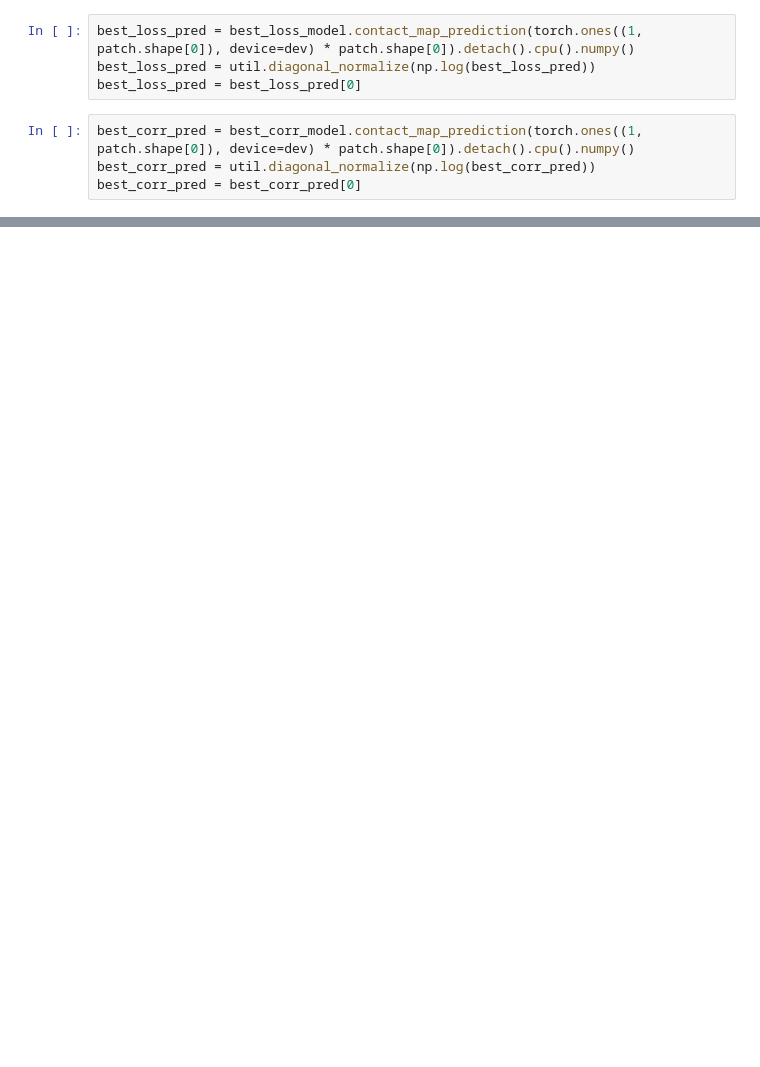
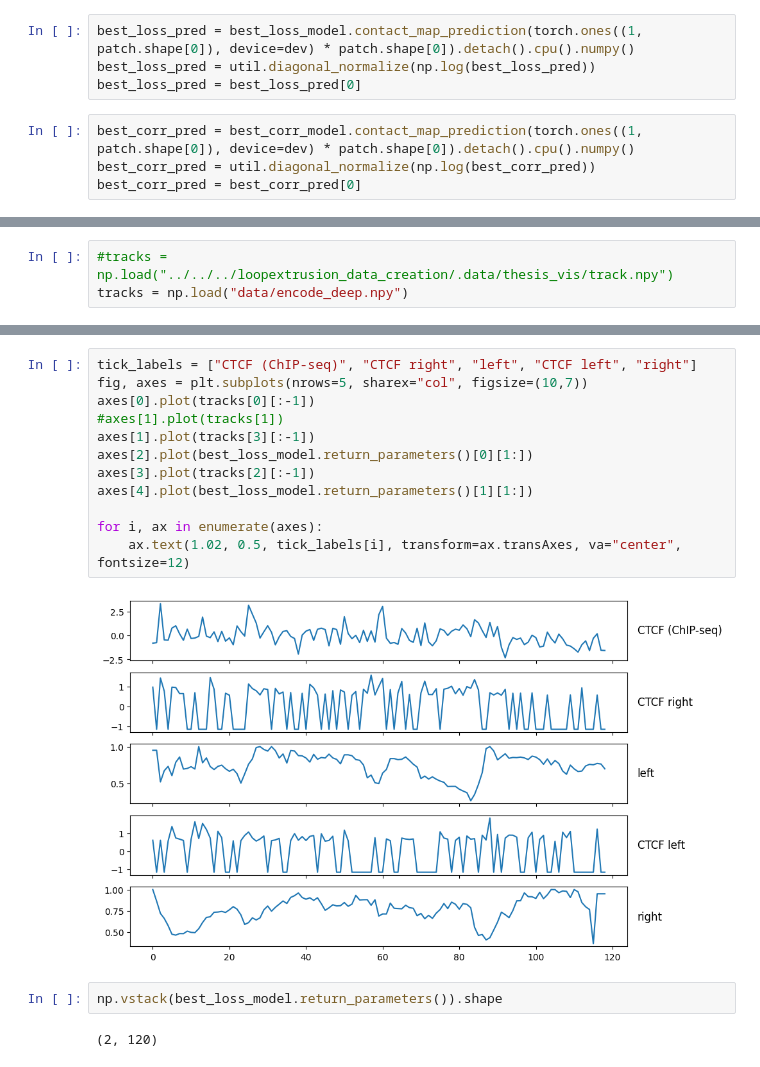
Before and after one commit to boooooogey/loopextrusion-pytorch, a Jupyter notebook: dlem/examples/dlem_training.ipynb, the cells around one changed output, grey strips where cells are left out. Drawn from its saved outputs; the diff is of its cells as text; blank space fills up the shorter version.

```diff
--- a/dlem/examples/dlem_training.ipynb
+++ b/dlem/examples/dlem_training.ipynb
@@ -80,0 +102,3 @@ util.plot_results(patch, best_corr_pred, best_corr_model.return_parameters(), cm
+# %%
+#tracks = np.load("../../../loopextrusion_data_creation/.data/thesis_vis/track.npy")
+tracks = np.load("data/encode_deep.npy")
@@ -80,0 +109,18 @@ util.plot_results(patch, best_corr_pred, best_corr_model.return_parameters(), cm
+# %%
+tick_labels = ["CTCF (ChIP-seq)", "CTCF right", "left", "CTCF left", "right"]
+fig, axes = plt.subplots(nrows=5, sharex="col", figsize=(10,7))
+axes[0].plot(tracks[0][:-1])
+#axes[1].plot(tracks[1])
+axes[1].plot(tracks[3][:-1])
+axes[2].plot(best_loss_model.return_parameters()[0][1:])
+axes[3].plot(tracks[2][:-1])
+axes[4].plot(best_loss_model.return_parameters()[1][1:])
+
+for i, ax in enumerate(axes):
+    ax.text(1.02, 0.5, tick_labels[i], transform=ax.transAxes, va="center", fontsize=12)
+# %% [output]
+[figure, added]
+# %%
+np.vstack(best_loss_model.return_parameters()).shape
+# %% [output]
+(2, 120)
```
Also changed, not shown: parts of 32 cells of this notebook, 1 other file.
